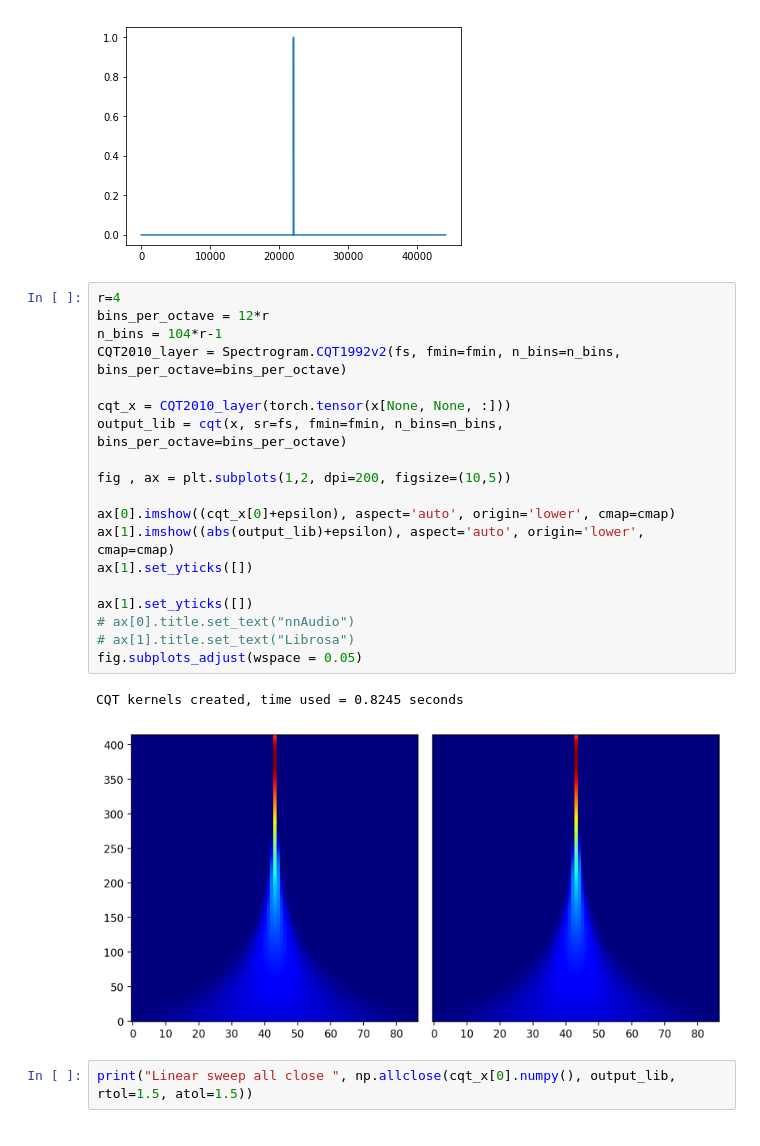
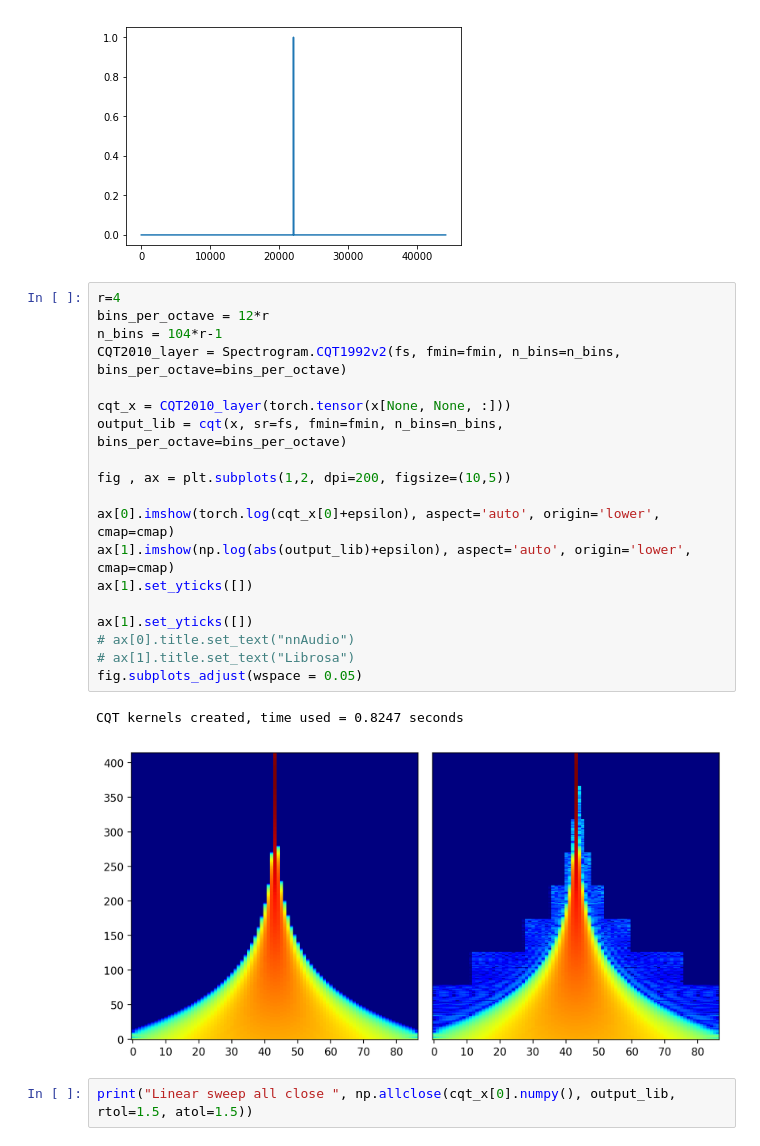
Before and after one commit to KinWaiCheuk/nnAudio, a Jupyter notebook: performance_test/Impulse.ipynb, the cells around one changed output. Drawn from its saved outputs; the diff is of its cells as text.

Commit message:
add performance images

```diff
--- a/performance_test/Impulse.ipynb
+++ b/performance_test/Impulse.ipynb
@@ -49,25 +49,25 @@ plt.plot(x)
 # %%
 r=4
 bins_per_octave = 12*r
 n_bins = 104*r-1
 CQT2010_layer = Spectrogram.CQT1992v2(fs, fmin=fmin, n_bins=n_bins, bins_per_octave=bins_per_octave)
 
 cqt_x = CQT2010_layer(torch.tensor(x[None, None, :]))
 output_lib = cqt(x, sr=fs, fmin=fmin, n_bins=n_bins, bins_per_octave=bins_per_octave)
 
 fig , ax = plt.subplots(1,2, dpi=200, figsize=(10,5))
 
-ax[0].imshow((cqt_x[0]+epsilon), aspect='auto', origin='lower', cmap=cmap)
-ax[1].imshow((abs(output_lib)+epsilon), aspect='auto', origin='lower', cmap=cmap)
+ax[0].imshow(torch.log(cqt_x[0]+epsilon), aspect='auto', origin='lower', cmap=cmap)
+ax[1].imshow(np.log(abs(output_lib)+epsilon), aspect='auto', origin='lower', cmap=cmap)
 ax[1].set_yticks([])
 
 ax[1].set_yticks([])
 # ax[0].title.set_text("nnAudio")
 # ax[1].title.set_text("Librosa")
 fig.subplots_adjust(wspace = 0.05)
 # %% [output]
-CQT kernels created, time used = 0.8245 seconds
+CQT kernels created, time used = 0.8247 seconds
-[figure, old version]
+[figure, new version]
 # %%
 print("Linear sweep all close ", np.allclose(cqt_x[0].numpy(), output_lib, rtol=1.5, atol=1.5))
 # %% [output]
```
Also changed, not shown: parts of 5 cells of this notebook, 8 other files.
